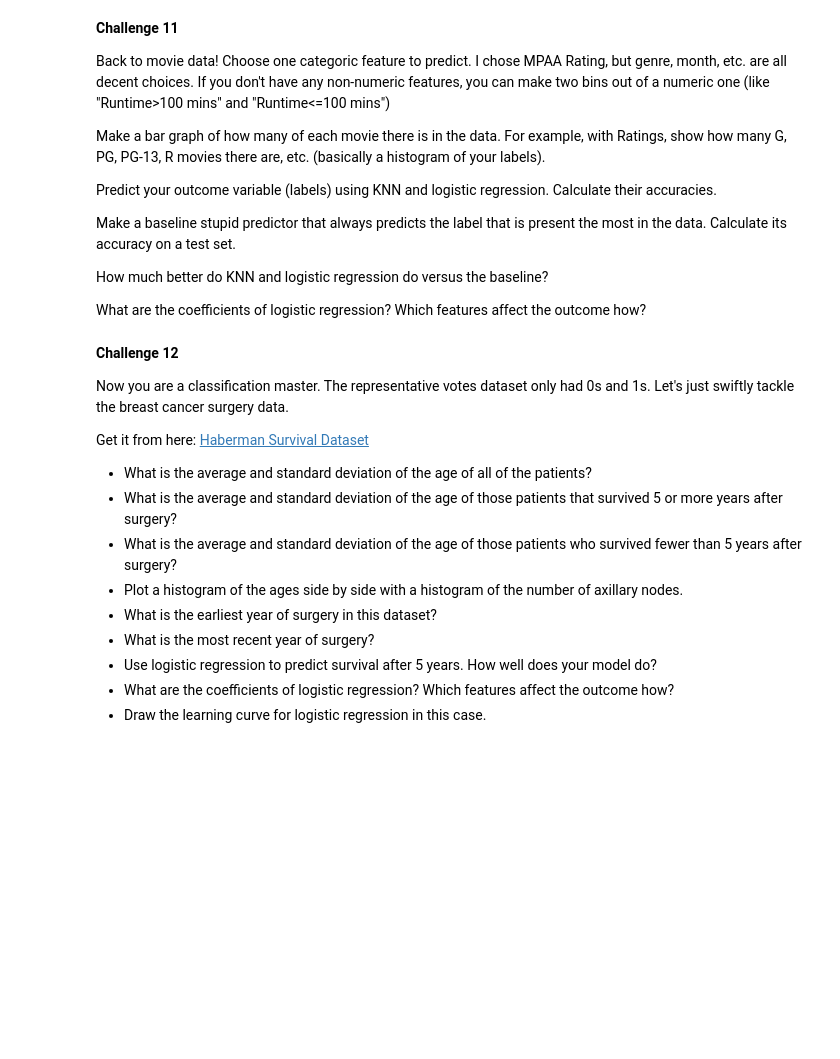
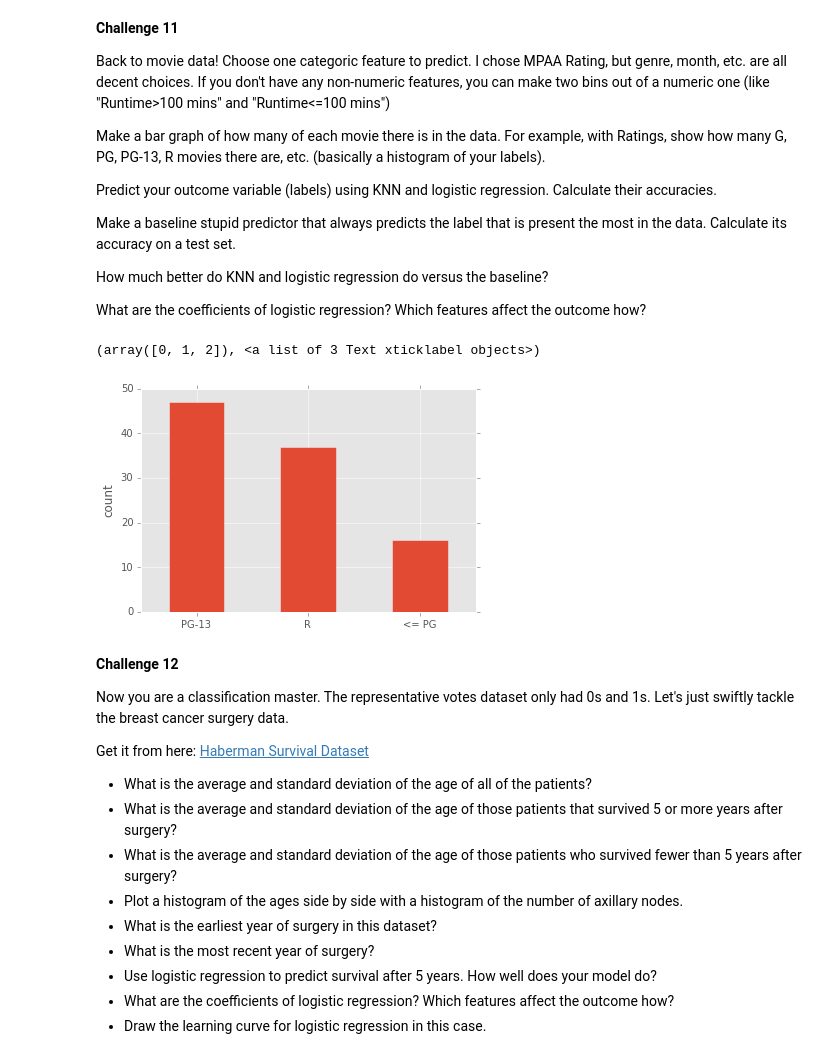
Before and after one commit to jstnstwrt/classification-models, a Jupyter notebook: classification.ipynb, the cells around one changed output. Saved outputs shown, nothing was run; the diff lists cells and outputs as text; code cells hidden in the pictures; blank space fills up the shorter version.

Commit message:
read in the movie data, preprocessed the data, initialized a baseline model.

```diff
--- a/classification.ipynb
+++ b/classification.ipynb
@@ -373,3 +375,13 @@ Make a baseline stupid predictor that always predicts the label that is present
 How much better do KNN and logistic regression do versus the baseline?
 
 What are the coefficients of logistic regression? Which features affect the outcome how?
+# %%
+movies = pd.read_csv('movies.csv')
+movies.replace({"G":"<= PG","PG":"<= PG"},inplace=True)
+# %%
+movies.Rating.value_counts().plot(kind='bar')
+plt.ylabel('count')
+plt.xticks(rotation=0)
+# %% [output]
+(array([0, 1, 2]), <a list of 3 Text xticklabel objects>)
+[figure, added]
```
Also changed, not shown: parts of 3 cells of this notebook.
